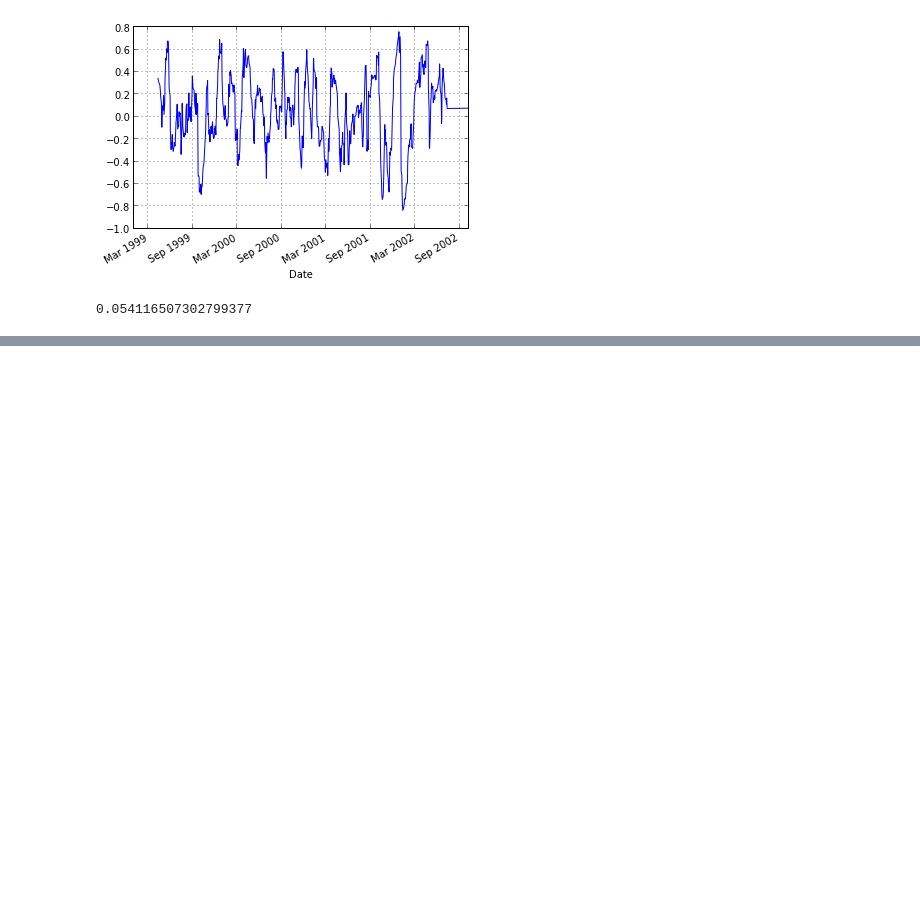
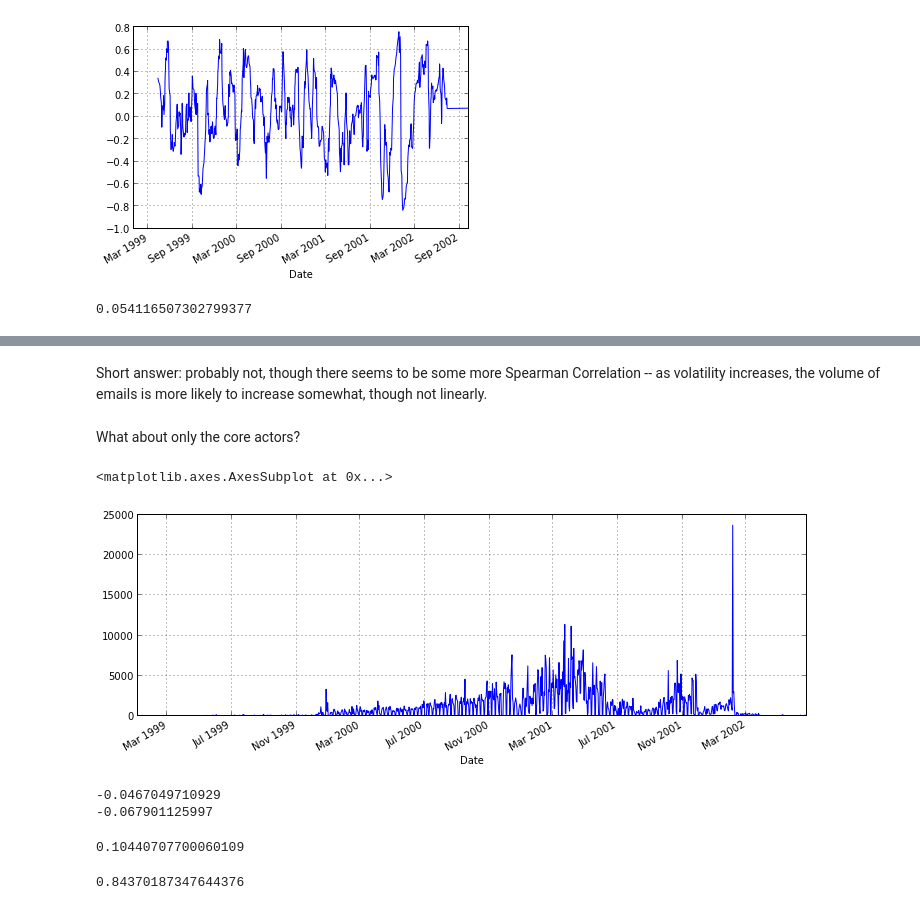
Before and after one commit to dmasad/Enron-Project, a Jupyter notebook: Stock Price Analysis.ipynb, the cells around one changed output, grey strips where cells are left out. Drawn from its saved outputs; the diff is of its cells as text; code cells hidden in the pictures; blank space fills up the shorter version.

Commit message:
Key actors to stock price analysis

```diff
--- a/Stock Price Analysis.ipynb
+++ b/Stock Price Analysis.ipynb
@@ -120,0 +125,38 @@ Short answer: probably not.
+# %% [markdown]
+Short answer: probably not, though there seems to be some more Spearman Correlation -- as volatility increases, the volume of emails is more likely to increase somewhat, though not linearly.
+# %% [markdown]
+What about only the core actors?
+# %%
+sent_totals = data.groupby(["Date", "From"]).aggregate(len)["To"]
+received_totals = data.groupby(["Date", "To"]).aggregate(len)["From"]
+sent_totals = sent_totals.reset_index()
+received_totals = received_totals.reset_index()
+daily_totals = pandas.merge(left=sent_totals, right=received_totals, how='inner',
+                            left_on=["Date", "From"], right_on=["Date", "To"])
+daily_totals.rename(columns={"From_x": "Actor", "To_x": "Sent", "From_y": "Received"}, inplace=True)
+daily_totals = daily_totals[["Date", "Actor", "Sent", "Received"]]
+days_appearing = daily_totals.groupby("Actor").aggregate(len)["Date"]
+key_actors_index = days_appearing[days_appearing>100].index
+# %%
+key_actors_data = data[(data.From.isin(key_actors_index)) | (data.To.isin(key_actors_index))]
+# %%
+key_actor_volume = key_actors_data.groupby("Date").aggregate(len)["MessageID"]
+# %%
+key_actor_volume.plot(figsize=(12,4))
+# %% [output]
+<matplotlib.axes.AxesSubplot at 0x...>
+[figure, added]
+# %%
+print key_actor_volume.corr(stock_delta)
+print key_actor_volume.corr(stock_delta, method='spearman')
+# %% [output]
+-0.0467049710929
+-0.067901125997
+# %%
+key_actor_volume.corr(df.Volatility)
+# %% [output]
+0.10440707700060109
+# %%
+key_actor_volume.corr(daily_volume)
+# %% [output]
+0.84370187347644376
```
Also changed, not shown: parts of 2 cells of this notebook.
